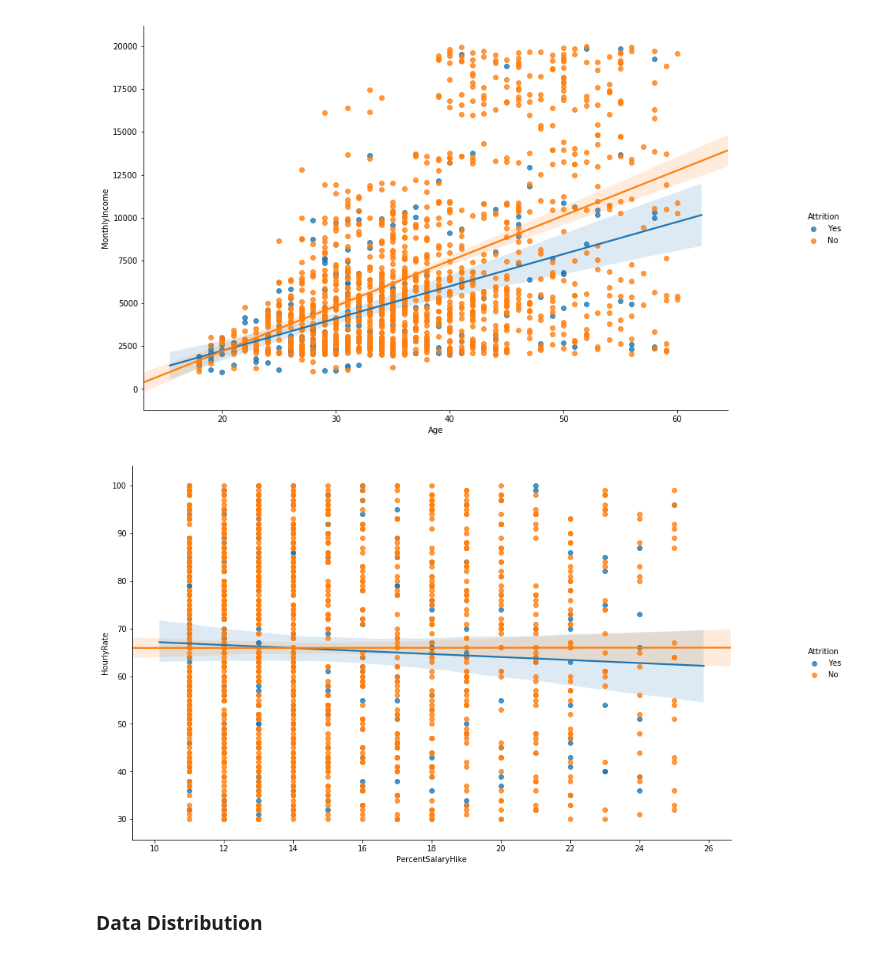
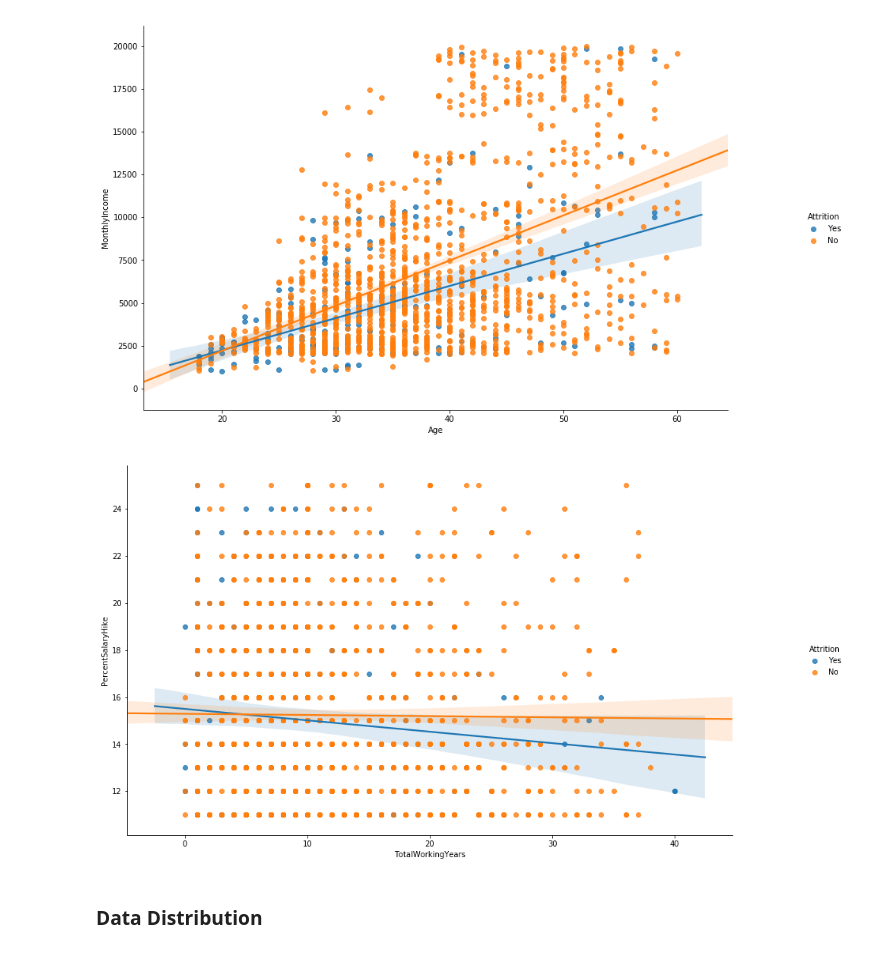
Before and after one commit to ramiazmi/Data-Science-Kaggle, a Jupyter notebook: Turnover_Prediction_IBM_CaseStudy.ipynb, the cells around one changed output. Drawn from its saved outputs; the diff is of its cells as text; code cells hidden in the pictures.

```diff
--- a/Turnover_Prediction_IBM_CaseStudy.ipynb
+++ b/Turnover_Prediction_IBM_CaseStudy.ipynb
@@ -58,3 +93,6 @@ data_df.head(5)
+# %%
+data_df['Age_Group'] = ''
+set_category(data_df,'Age', 'Age_Group', [0, 25, 35, 45, 55, 150],['17-25','25-35','35-45','45-55','55>'])
 # %% [markdown]
 ### Target Data
 # %%
@@ -132,7 +172,7 @@ g.fig.set_size_inches(15,8)
 # %% [output]
 [figure]
 # %%
-g = sns.lmplot(x='PercentSalaryHike', y='HourlyRate', hue='Attrition', data=data_df, fit_reg=True)
+g = sns.lmplot(x='TotalWorkingYears', y='PercentSalaryHike', hue='Attrition', data=data_df, fit_reg=True)
 g.fig.set_size_inches(15,8)
 # %% [output]
-[figure, old version]
+[figure, new version]
```
Also changed, not shown: parts of 18 cells of this notebook.
